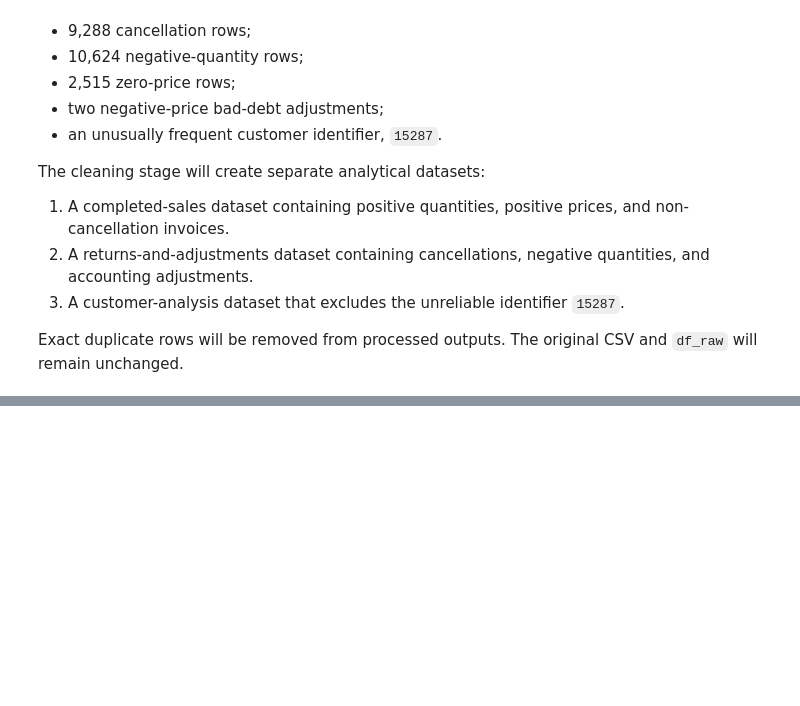
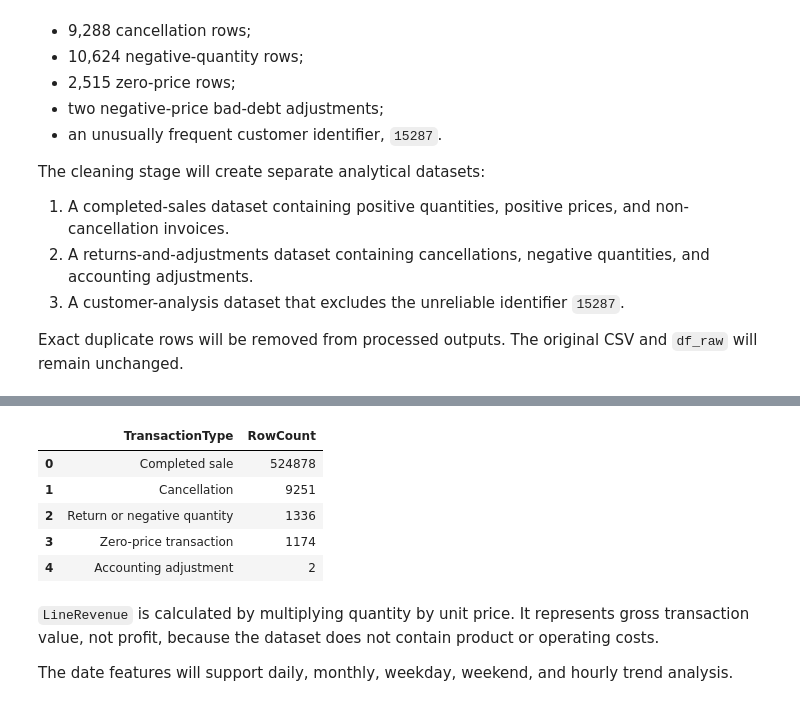
Before and after one commit to Ellusive89/CI-DA-Project-2-Online-Retail-Transaction-Analysis, a Jupyter notebook: jupyter_notebooks/01_ETL_Data_Cleaning.ipynb, the cells around one changed output, grey strips where cells are left out. Cells and saved outputs as stored; diff of their text form; code cells hidden in the pictures; blank space fills up the shorter version.

Commit message:
implement validated transaction cleaning rules

```diff
--- a/jupyter_notebooks/01_ETL_Data_Cleaning.ipynb
+++ b/jupyter_notebooks/01_ETL_Data_Cleaning.ipynb
@@ -529,0 +596,59 @@ Exact duplicate rows will be removed from processed outputs. The original CSV an
+# %%
+df_clean["IsCancellation"] = (
+    df_clean["InvoiceNo"]
+    .str.upper()
+    .str.startswith("C", na=False)
+)
+
+df_clean["IsNegativeQuantity"] = df_clean["Quantity"].lt(0)
+df_clean["IsZeroPrice"] = df_clean["UnitPrice"].eq(0)
+df_clean["IsNegativePrice"] = df_clean["UnitPrice"].lt(0)
+
+df_clean["IsCustomerIDReliable"] = (
+    df_clean["CustomerID"].notna()
+    & df_clean["CustomerID"].ne(15287)
+)
+# %%
+condition_columns = [
+    "IsCancellation",
+    "IsNegativePrice",
+    "IsNegativeQuantity",
+    "IsZeroPrice",
+]
+
+transaction_conditions = [
+    df_clean[column].to_numpy(
+        dtype=bool,
+        na_value=False,
+    )
+    for column in condition_columns
+]
+
+transaction_labels = [
+    "Cancellation",
+    "Accounting adjustment",
+    "Return or negative quantity",
+    "Zero-price transaction",
+]
+
+df_clean["TransactionType"] = np.select(
+    transaction_conditions,
+    transaction_labels,
+    default="Completed sale",
+)
+
+transaction_type_summary = (
+    df_clean["TransactionType"]
+    .value_counts()
+    .rename_axis("TransactionType")
+    .reset_index(name="RowCount")
+)
+
+transaction_type_summary
+# %% [output]
+|  | TransactionType | RowCount |
+| 0 | Completed sale | 524878 |
+| 1 | Cancellation | 9251 |
+| 2 | Return or negative quantity | 1336 |
+| 3 | Zero-price transaction | 1174 |
+| 4 | Accounting adjustment | 2 |
@@ -529,0 +699,4 @@ Exact duplicate rows will be removed from processed outputs. The original CSV an
+# %% [markdown]
+`LineRevenue` is calculated by multiplying quantity by unit price. It represents gross transaction value, not profit, because the dataset does not contain product or operating costs.
+
+The date features will support daily, monthly, weekday, weekend, and hourly trend analysis.
```
Also changed, not shown: parts of 11 cells of this notebook, 1 other file.
